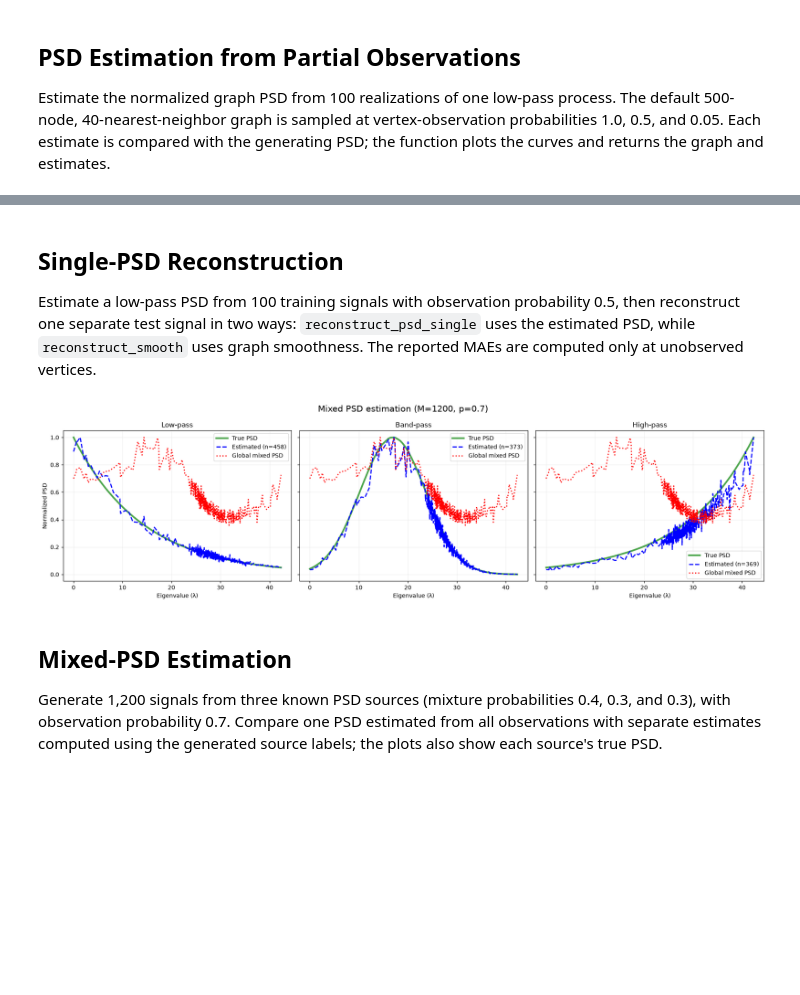
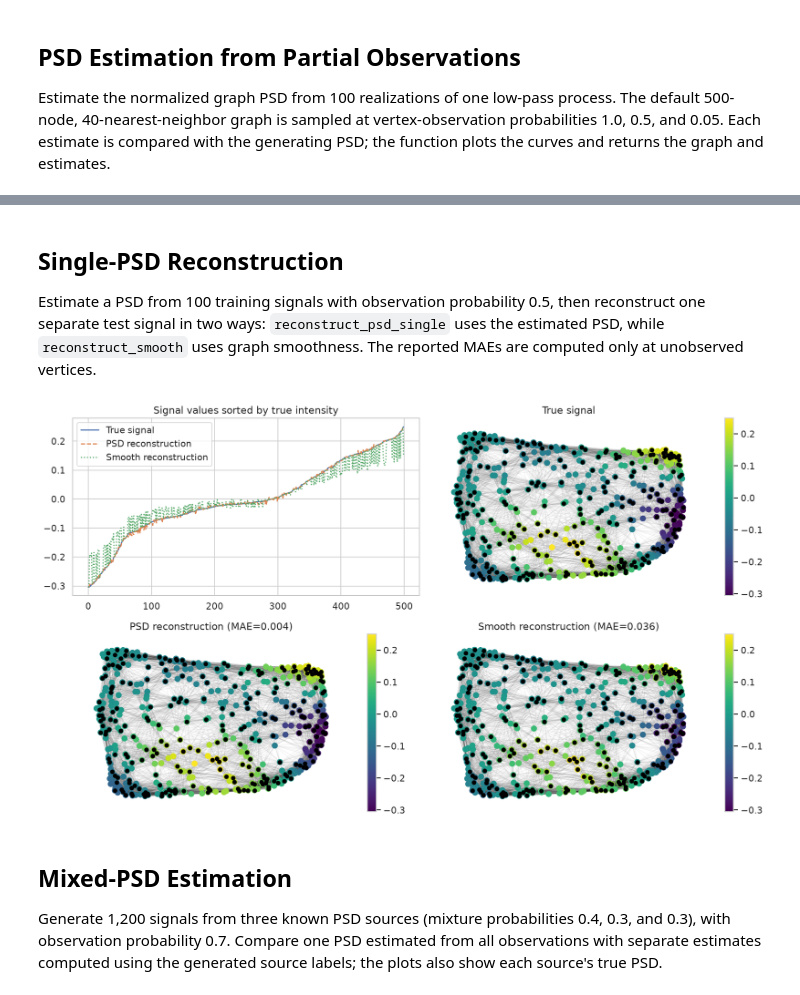
Before and after one commit to Michal-Iwicki/Graph-signal-reconstruction, a Jupyter notebook: preliminary_experiments.ipynb, the cells around one changed output, grey strips where cells are left out. Saved outputs shown, nothing was run; the diff lists cells and outputs as text; code cells hidden in the pictures; blank space fills up the shorter version.

```diff
--- a/preliminary_experiments.ipynb
+++ b/preliminary_experiments.ipynb
@@ -19,12 +14,12 @@ _=reconstruction_experiment(M_train=100,gm_beta=0.002,beta =0.002)
 # %% [markdown]
 ## Single-PSD Reconstruction
 
-Estimate a low-pass PSD from 100 training signals with observation probability 0.5, then reconstruct one separate test signal in two ways: `reconstruct_psd_single` uses the estimated PSD, while `reconstruct_smooth` uses graph smoothness. The reported MAEs are computed only at unobserved vertices.
+Estimate a PSD from 100 training signals with observation probability 0.5, then reconstruct one separate test signal in two ways: `reconstruct_psd_single` uses the estimated PSD, while `reconstruct_smooth` uses graph smoothness. The reported MAEs are computed only at unobserved vertices.
-# %%
-from src.additional.preliminary_tests import run_mixed_psd_estimation_exp
-_= run_mixed_psd_estimation_exp()
-# %% [output]
-[figure, old version]
+# %%
+from src.additional.preliminary_tests import reconstruction_experiment
+_=reconstruction_experiment(M_train=100)
+# %% [output]
+[figure, new version]
 # %% [markdown]
 ## Mixed-PSD Estimation
 
```
Also changed, not shown: parts of 11 cells of this notebook, 8 other files.
